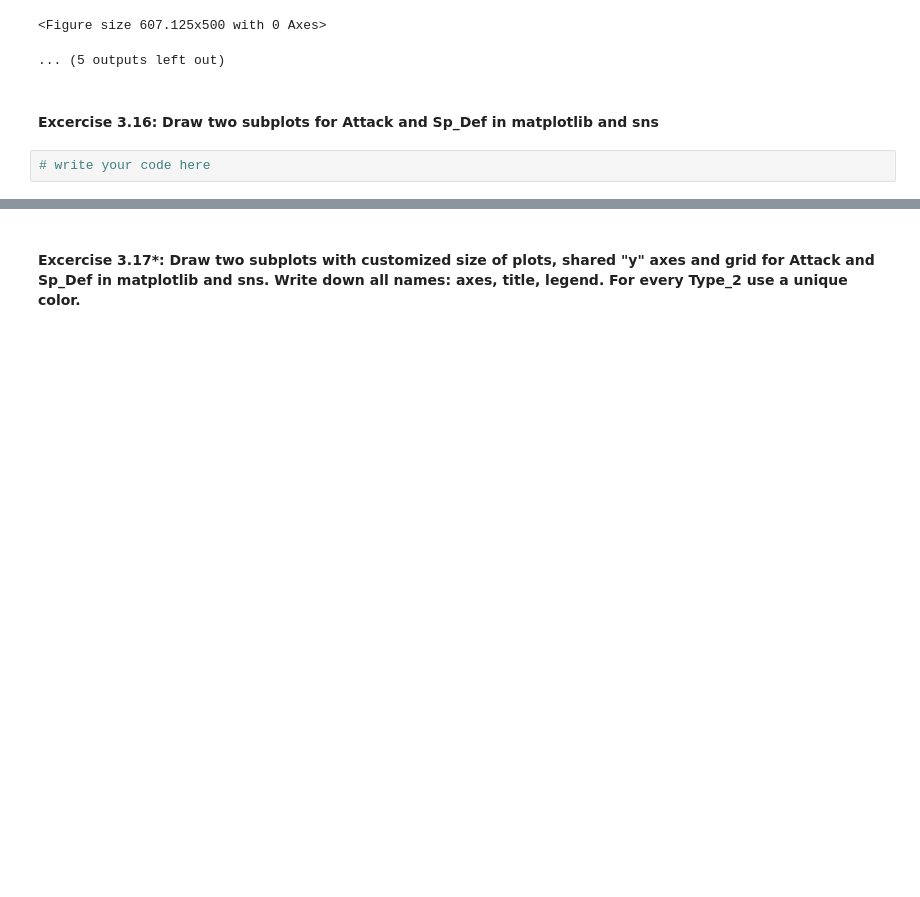
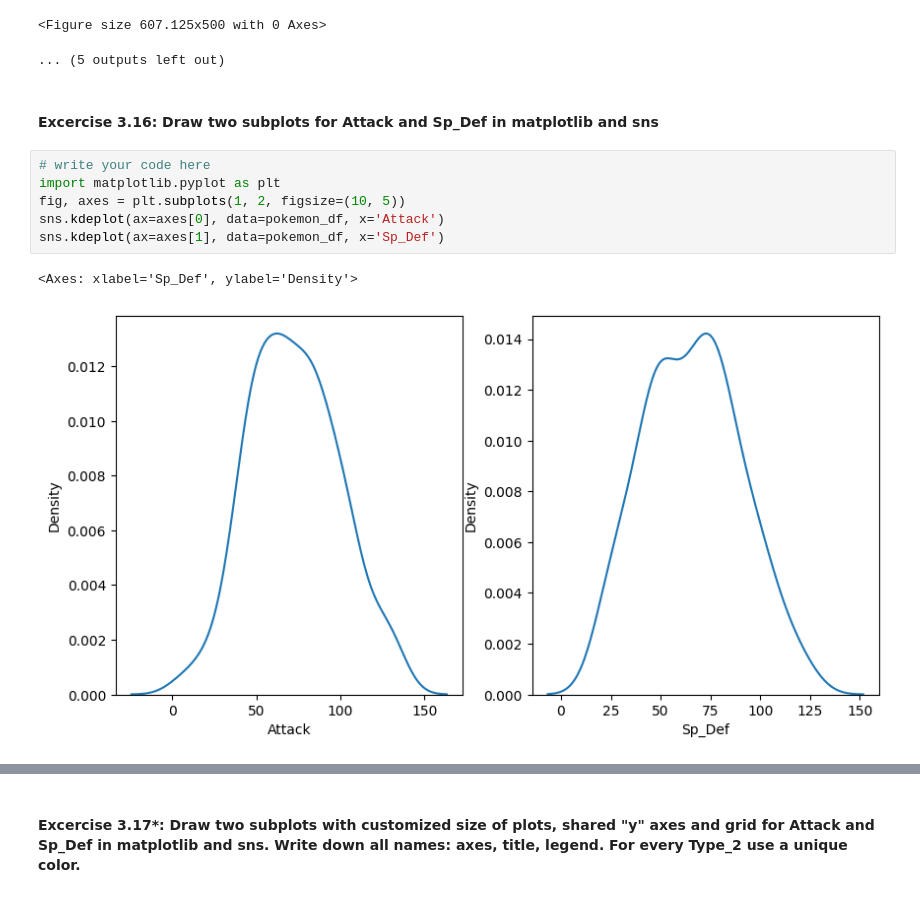
Before and after one commit to fortune-max/M4-python-refresher-ml, a Jupyter notebook: Fortune_BigHomeWork1.ipynb, the cells around one changed output, grey strips where cells are left out. Cells and saved outputs as stored; diff of their text form; blank space fills up the shorter version.

```diff
--- a/Fortune_BigHomeWork1.ipynb
+++ b/Fortune_BigHomeWork1.ipynb
@@ -409,5 +409,12 @@ Sp_Def Speed
 ... (5 outputs left out)
 # %% [markdown]
 #### Excercise 3.16: Draw  two subplots for Attack and Sp_Def in matplotlib and sns
-# %%
-# write your code here
+# %%
+# write your code here
+import matplotlib.pyplot as plt
+fig, axes = plt.subplots(1, 2, figsize=(10, 5))
+sns.kdeplot(ax=axes[0], data=pokemon_df, x='Attack')
+sns.kdeplot(ax=axes[1], data=pokemon_df, x='Sp_Def')
+# %% [output]
+<Axes: xlabel='Sp_Def', ylabel='Density'>
+[figure, added]
```
Also changed, not shown: parts of 14 cells of this notebook.
